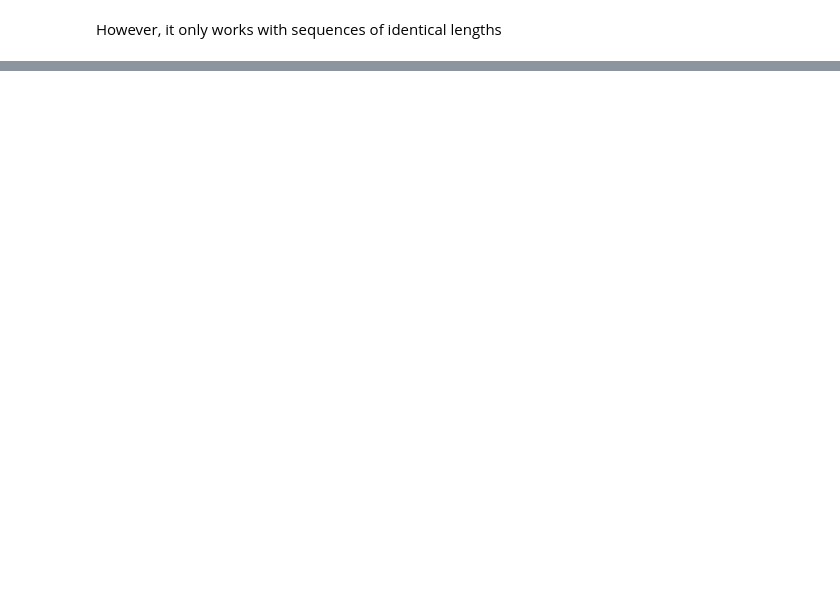
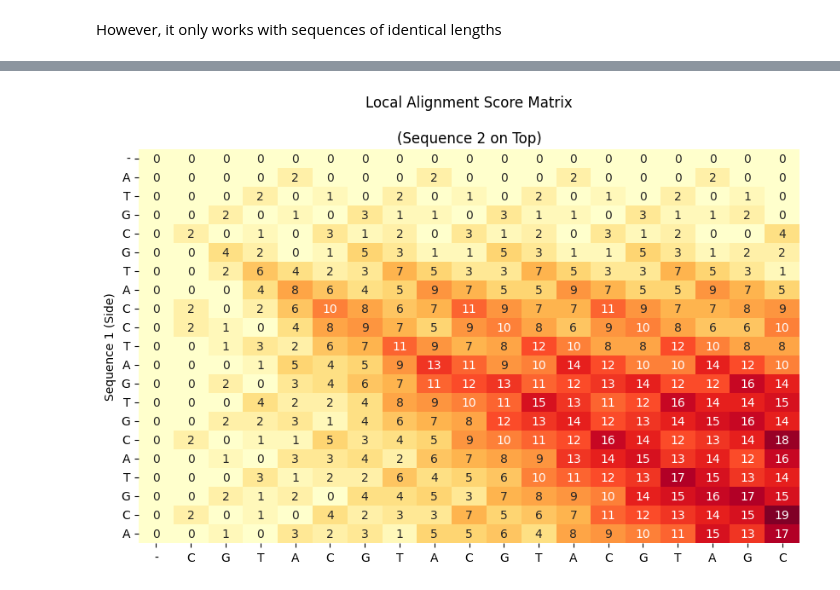
Before and after one commit to TheDetective14/BSDSBA2028-DSA-FinalProj, a Jupyter notebook: DSA Final exam - working.ipynb, the cells around one changed output, grey strips where cells are left out. Cells and saved outputs as stored; diff of their text form; code cells hidden in the pictures; blank space fills up the shorter version.

```diff
--- a/DSA Final exam - working.ipynb
+++ b/DSA Final exam - working.ipynb
@@ -216,0 +373,45 @@ Description
+# %%
+# STEP 2: ALGORITHM
+
+def smith_waterman(seq1, seq2):
+    m, n = len(seq1), len(seq2)
+    dp = np.zeros((m+1, n+1), dtype=int)
+    max_score = 0
+    max_pos = (0, 0)
+
+    for i in range(1, m+1):
+        for j in range(1, n+1):
+            match_score = dp[i-1][j-1] + score(seq1[i-1], seq2[j-1])
+            delete = dp[i-1][j] + gap
+            insert = dp[i][j-1] + gap
+            dp[i][j] = max(0, match_score, delete, insert)
+            if dp[i][j] > max_score:
+                max_score = dp[i][j]
+                max_pos = (i, j)
+
+    return dp, max_pos
+# %%
+# STEP 3: VISUALIZE
+
+def show_matrix_with_headers(dp, seq1, seq2):
+    seq1 = '-' + seq1
+    seq2 = '-' + seq2
+    df = pd.DataFrame(dp, index=[c for c in seq1], columns=[c for c in seq2])
+    plt.figure(figsize=(10, 6))
+    ax = sns.heatmap(df, annot=True, fmt='d', cmap="YlOrRd", cbar=False)
+    plt.title("Local Alignment Score Matrix\n\n(Sequence 2 on Top)")
+    ax.set_xlabel("")
+    ax.set_ylabel("Sequence 1 (Side)")
+    plt.xticks(rotation=0)
+    plt.yticks(rotation=0)
+    plt.show()
+# %%
+# Jupyter Notebook Cell 7: Try it Out!
+seq1 = "ATGCGTACCTAGTGCATGCA"
+seq2 = "CGTACGTACGTACGTAGC"
+
+# Compute matrix and show it
+dp_matrix, max_pos = smith_waterman(seq1, seq2)
+show_matrix_with_headers(dp_matrix, seq1, seq2)
+# %% [output]
+[figure, added]
```
Also changed, not shown: parts of 69 cells of this notebook.
